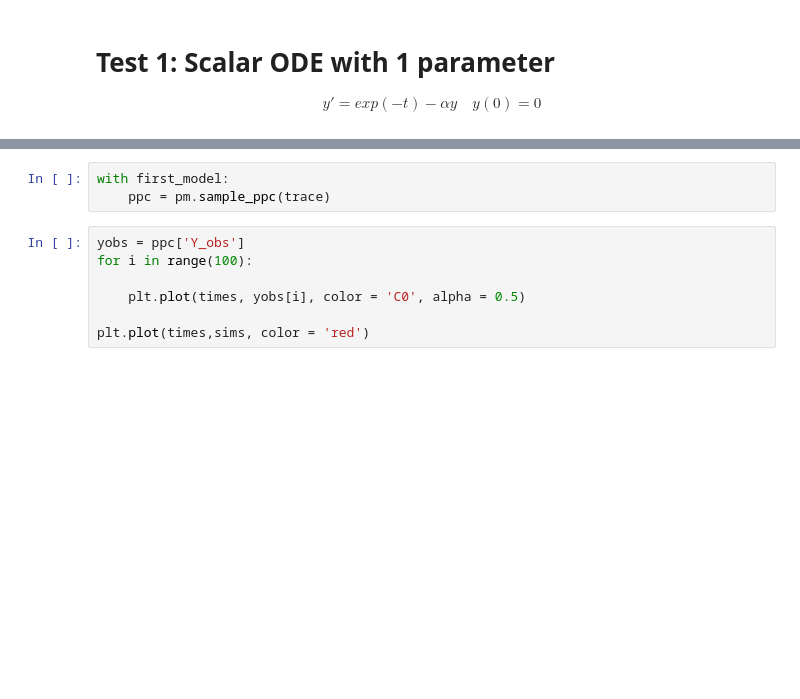
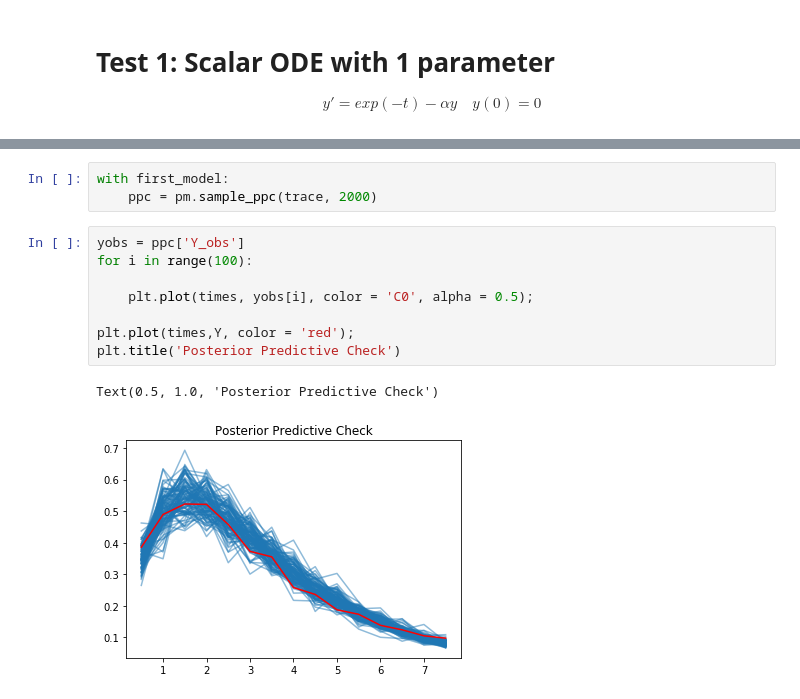
Before and after one commit to michaelosthege/ODEGSoC, a Jupyter notebook: Scripts/test_scalar_ode_1_param.ipynb, the cells around one changed output, grey strips where cells are left out. Drawn from its saved outputs; the diff is of its cells as text; blank space fills up the shorter version.

```diff
--- a/Scripts/test_scalar_ode_1_param.ipynb
+++ b/Scripts/test_scalar_ode_1_param.ipynb
@@ -185,13 +102,17 @@ print(pm.effective_n(trace))
 # %%
 with first_model:
-    ppc = pm.sample_ppc(trace)
+    ppc = pm.sample_ppc(trace, 2000)
 # %%
 yobs = ppc['Y_obs']
 for i in range(100):
 
-    plt.plot(times, yobs[i], color = 'C0', alpha = 0.5)
+    plt.plot(times, yobs[i], color = 'C0', alpha = 0.5);
 
-plt.plot(times,sims, color = 'red')
+plt.plot(times,Y, color = 'red');
+plt.title('Posterior Predictive Check')
+# %% [output]
+Text(0.5, 1.0, 'Posterior Predictive Check')
+[figure, added]
 # %%
 yobs = trace['ode']
 for i in range(100):
```
Also changed, not shown: parts of 13 cells of this notebook, 6 other files.
